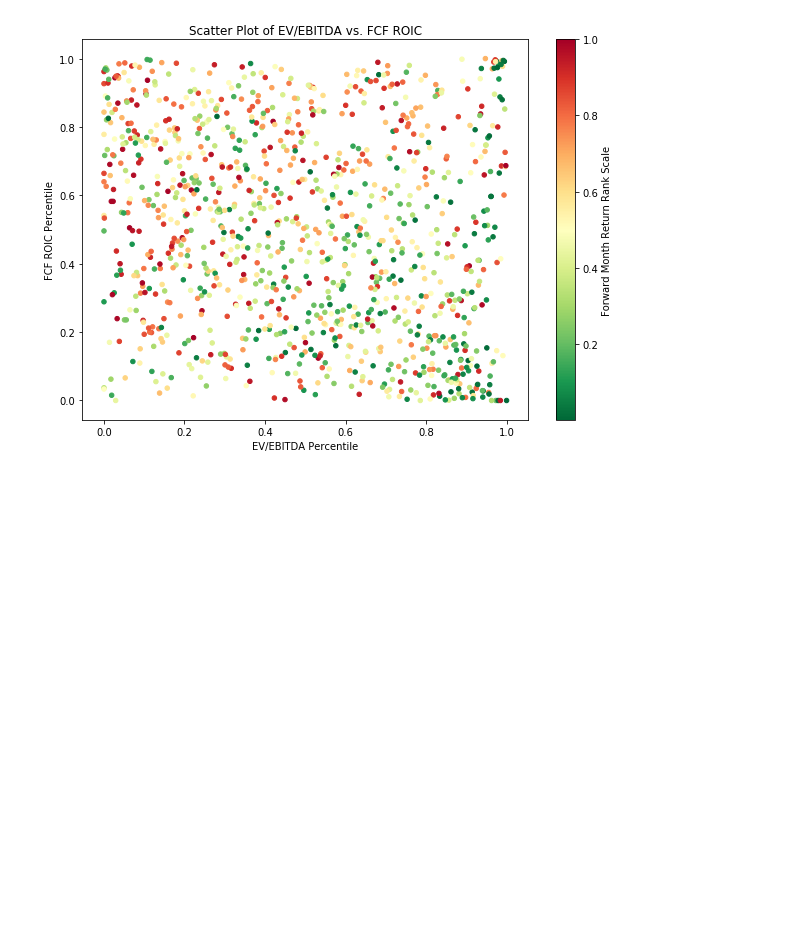
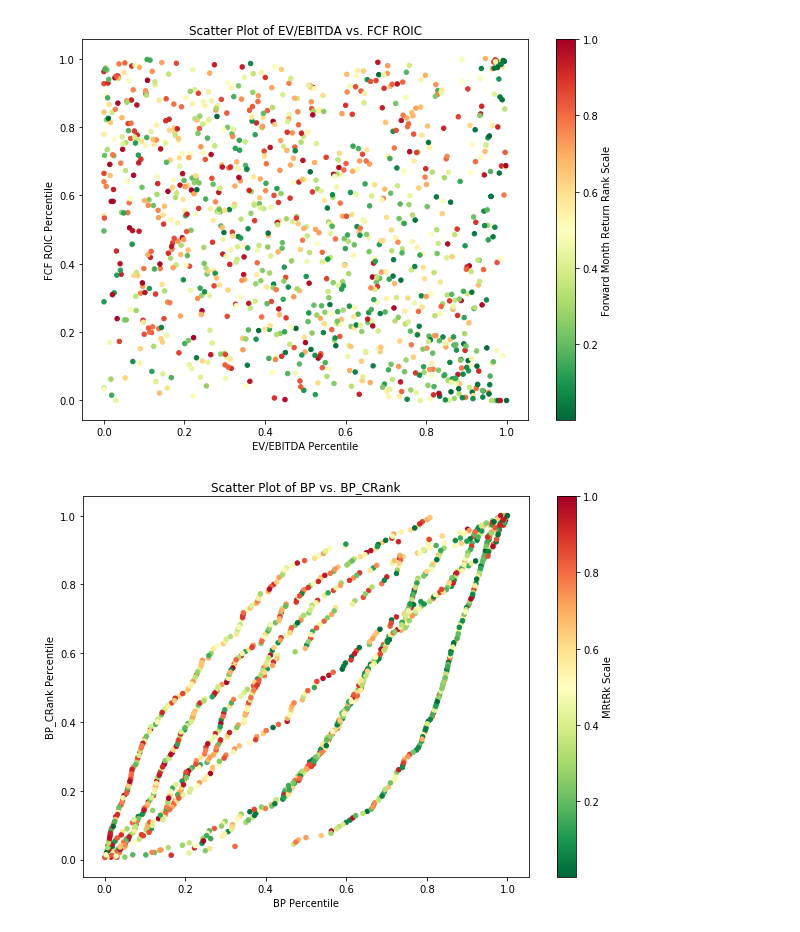
Before and after one commit to taovalue/Stock-Clustering, a Jupyter notebook: Stock Clustering.ipynb, the cells around one changed output. Saved outputs shown, nothing was run; the diff lists cells and outputs as text; code cells hidden in the pictures; blank space fills up the shorter version.

```diff
--- a/Stock Clustering.ipynb
+++ b/Stock Clustering.ipynb
@@ -673,3 +696,23 @@ plt.ylabel('FCF ROIC Percentile')
 plt.show()
 # %% [output]
 [figure]
+# %%
+# functionize it
+
+def factor_splot(x,y,clr):
+    # this function scatter plot two arrays (x & y) with the color map using clr value
+    # inputs type should be pandas Series
+    plt.figure(figsize=(10,7))
+    plt.scatter(x.values, y.values, c=clr.values, s=20, cmap='RdYlGn_r')
+    cbar = plt.colorbar()
+    cbar.set_label(f'{clr.name} Scale')
+    plt.title(f"Scatter Plot of {x.name} vs. {y.name}")
+    plt.xlabel(f'{x.name} Percentile')
+    plt.ylabel(f'{y.name} Percentile')
+
+    plt.show()
+# %%
+# factor_splot(x = d1901.BP, y = d1901.EBITDAP, clr=d1901.MRtRk)
+factor_splot(x = d1901.BP, y = d1901.BP_CRank, clr=d1901.MRtRk)
+# %% [output]
+[figure, added]
```
Also changed, not shown: parts of 17 cells of this notebook, 2 other files.
